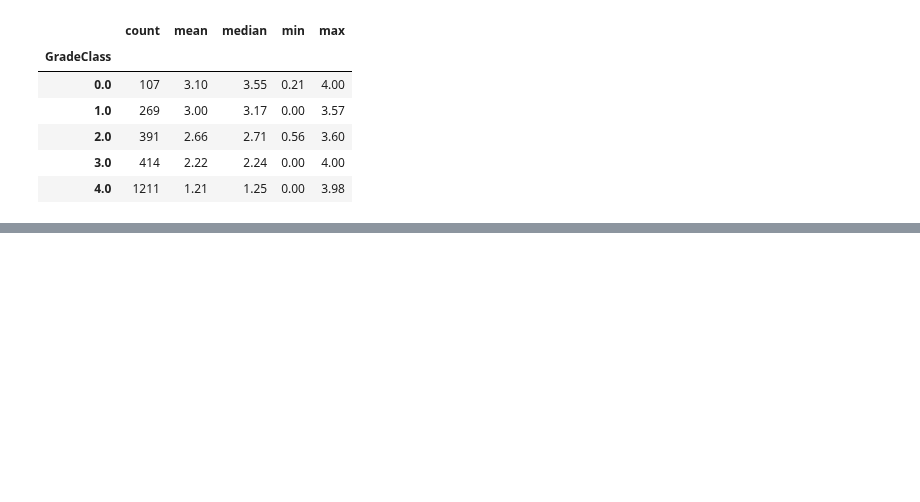
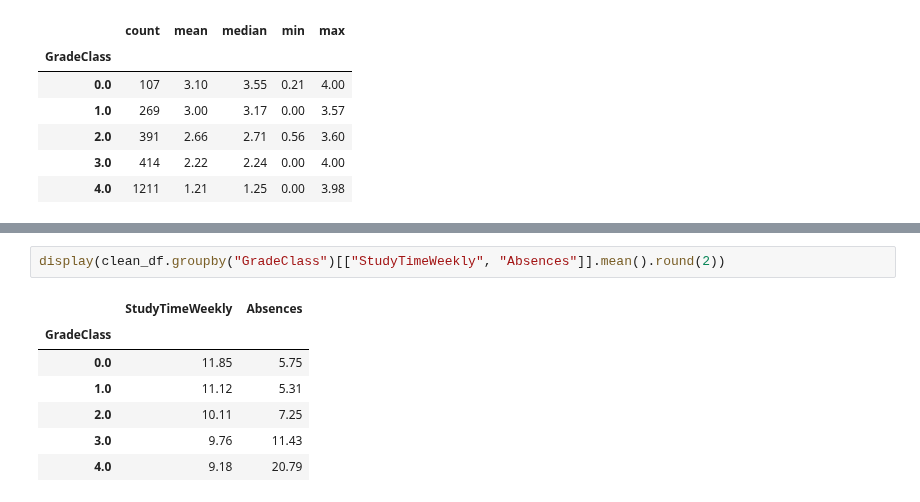
Before and after one commit to Sonu-kumar-08/YBI-INTERNSHIP, a Jupyter notebook: Student_Performance_Prediction.ipynb, the cells around one changed output, grey strips where cells are left out. Cells and saved outputs as stored; diff of their text form; blank space fills up the shorter version.

```diff
--- a/Student_Performance_Prediction.ipynb
+++ b/Student_Performance_Prediction.ipynb
@@ -217,0 +230,10 @@ display(clean_df.groupby("GradeClass")["GPA"].agg(["count", "mean", "median", "m
+# %%
+display(clean_df.groupby("GradeClass")[["StudyTimeWeekly", "Absences"]].mean().round(2))
+# %% [output]
+|  | StudyTimeWeekly | Absences |
+| GradeClass |  |  |
+| 0.0 | 11.85 | 5.75 |
+| 1.0 | 11.12 | 5.31 |
+| 2.0 | 10.11 | 7.25 |
+| 3.0 | 9.76 | 11.43 |
+| 4.0 | 9.18 | 20.79 |
```
Also changed, not shown: parts of 2 cells of this notebook.
